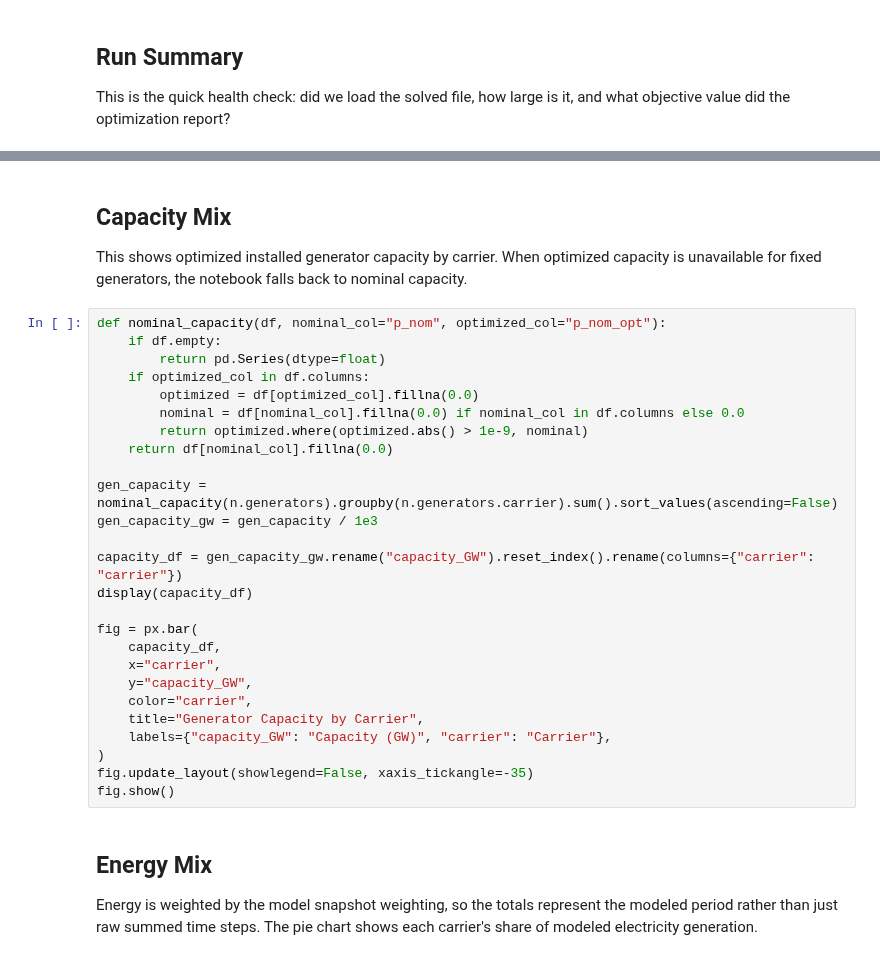
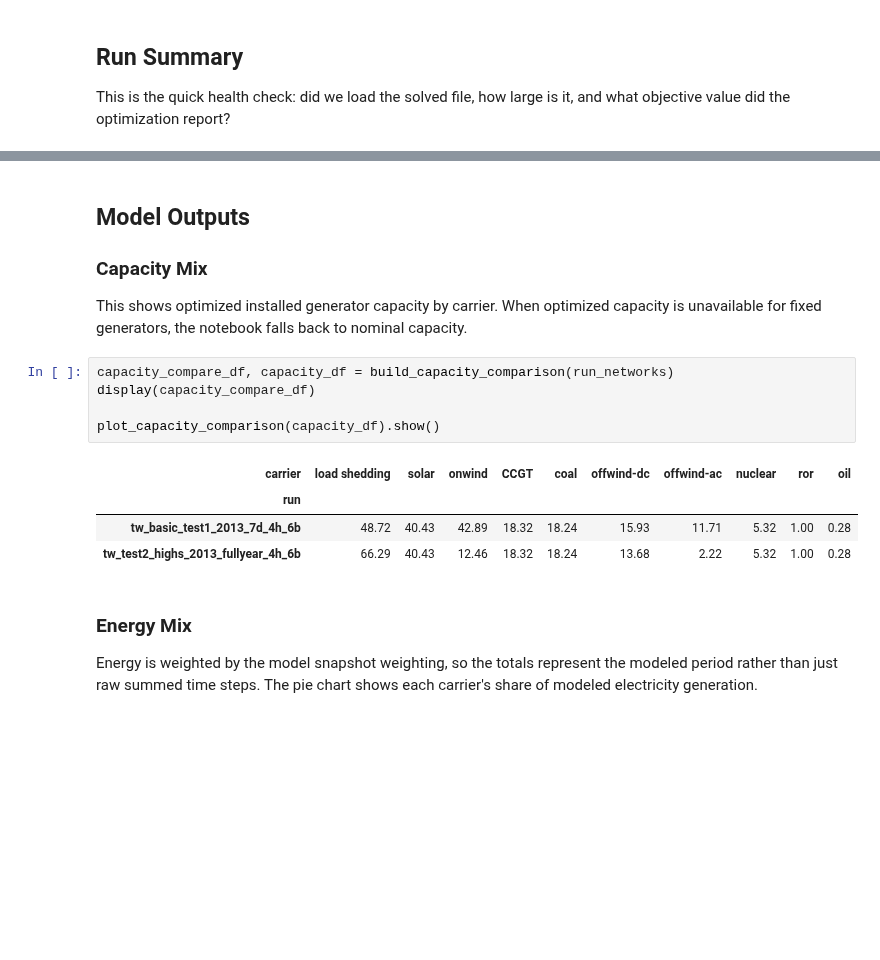
Before and after one commit to BartonChenTW/taiwan-energy-model, a Jupyter notebook: notes/taiwan_simulation_results.ipynb, the cells around one changed output, grey strips where cells are left out. Cells and saved outputs as stored; diff of their text form; blank space fills up the shorter version.

```diff
--- a/notes/taiwan_simulation_results.ipynb
+++ b/notes/taiwan_simulation_results.ipynb
@@ -70,34 +139,20 @@ summary.to_frame("value")
 # %% [markdown]
-## Capacity Mix
+## Model Outputs
+
+### Capacity Mix
 
 This shows optimized installed generator capacity by carrier. When optimized capacity is unavailable for fixed generators, the notebook falls back to nominal capacity.
-# %%
-def nominal_capacity(df, nominal_col="p_nom", optimized_col="p_nom_opt"):
-    if df.empty:
-        return pd.Series(dtype=float)
-    if optimized_col in df.columns:
-        optimized = df[optimized_col].fillna(0.0)
-        nominal = df[nominal_col].fillna(0.0) if nominal_col in df.columns else 0.0
-        return optimized.where(optimized.abs() > 1e-9, nominal)
-    return df[nominal_col].fillna(0.0)
-
-gen_capacity = nominal_capacity(n.generators).groupby(n.generators.carrier).sum().sort_values(ascending=False)
-gen_capacity_gw = gen_capacity / 1e3
-
-capacity_df = gen_capacity_gw.rename("capacity_GW").reset_index().rename(columns={"carrier": "carrier"})
-display(capacity_df)
-
-fig = px.bar(
-    capacity_df,
-    x="carrier",
-    y="capacity_GW",
-    color="carrier",
-    title="Generator Capacity by Carrier",
-    labels={"capacity_GW": "Capacity (GW)", "carrier": "Carrier"},
-)
-fig.update_layout(showlegend=False, xaxis_tickangle=-35)
-fig.show()
+# %%
+capacity_compare_df, capacity_df = build_capacity_comparison(run_networks)
+display(capacity_compare_df)
+
+plot_capacity_comparison(capacity_df).show()
+# %% [output]
+| carrier | load shedding | solar | onwind | CCGT | coal | offwind-dc | offwind-ac | nuclear | ror | oil |
+| run |  |  |  |  |  |  |  |  |  |  |
+| tw_basic_test1_2013_7d_4h_6b | 48.72 | 40.43 | 42.89 | 18.32 | 18.24 | 15.93 | 11.71 | 5.32 | 1.00 | 0.28 |
+| tw_test2_highs_2013_fullyear_4h_6b | 66.29 | 40.43 | 12.46 | 18.32 | 18.24 | 13.68 | 2.22 | 5.32 | 1.00 | 0.28 |
 # %% [markdown]
-## Energy Mix
+### Energy Mix
 
 Energy is weighted by the model snapshot weighting, so the totals represent the modeled period rather than just raw summed time steps. The pie chart shows each carrier's share of modeled electricity generation.
```
Also changed, not shown: parts of 25 cells of this notebook, 2 other files.
